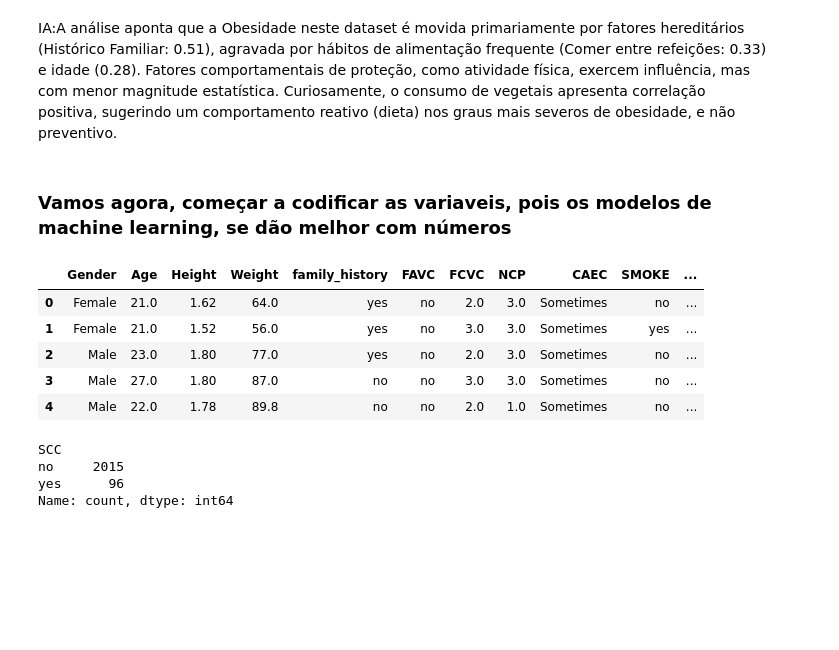
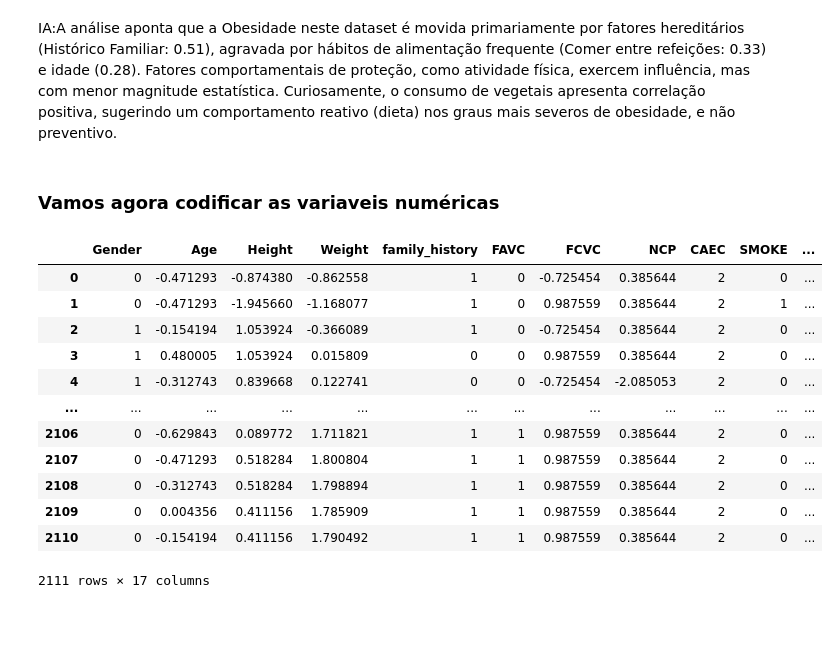
Before and after one commit to Gpiratelo25/TC4-obesity-model, a Jupyter notebook: TratamentoDados-Obesity.ipynb, the cells around one changed output. Saved outputs shown, nothing was run; the diff lists cells and outputs as text; code cells hidden in the pictures; blank space fills up the shorter version.

```diff
--- a/TratamentoDados-Obesity.ipynb
+++ b/TratamentoDados-Obesity.ipynb
@@ -402,42 +402,31 @@ plt.show()
 # %% [markdown]
 IA:A análise aponta que a Obesidade neste dataset é movida primariamente por fatores hereditários (Histórico Familiar: 0.51), agravada por hábitos de alimentação frequente (Comer entre refeições: 0.33) e idade (0.28). Fatores comportamentais de proteção, como atividade física, exercem influência, mas com menor magnitude estatística. Curiosamente, o consumo de vegetais apresenta correlação positiva, sugerindo um comportamento reativo (dieta) nos graus mais severos de obesidade, e não preventivo.
 # %% [markdown]
-### Vamos agora, começar a codificar as variaveis, pois os modelos de machine learning, se dão melhor com números
+### Vamos agora codificar as variaveis numéricas
-# %%
-df.head()
-# %% [output]
-|  | Gender | Age | Height | Weight | family_history | FAVC | FCVC | NCP | CAEC | SMOKE | ... |
-| 0 | Female | 21.0 | 1.62 | 64.0 | yes | no | 2.0 | 3.0 | Sometimes | no | ... |
-| 1 | Female | 21.0 | 1.52 | 56.0 | yes | no | 3.0 | 3.0 | Sometimes | yes | ... |
-| 2 | Male | 23.0 | 1.80 | 77.0 | yes | no | 2.0 | 3.0 | Sometimes | no | ... |
-| 3 | Male | 27.0 | 1.80 | 87.0 | no | no | 3.0 | 3.0 | Sometimes | no | ... |
-| 4 | Male | 22.0 | 1.78 | 89.8 | no | no | 2.0 | 1.0 | Sometimes | no | ... |
-# %%
-df['SCC'].value_counts()
-# %% [output]
-SCC
-no     2015
-yes      96
-Name: count, dtype: int64
+# %%
+df_corr.drop(columns=['Obesity'],inplace=True)
 # %%
 #Separação de variaveis
-variaveis_categoricas=['CAEC','CALC']
-variaveis_nominais_ou_binarias=['SCC','SMOKE','FAVC','family_history','Gender','MTRANS']
 variaveis_numericas=['Age','Height','Weight','FCVC','NCP','CH2O','FAF','TUE']
 
-ordem_frequencias=['no', 'Sometimes','Frequently','Always']
+
+scaler=StandardScaler()
 
 
-preprocessor=ColumnTransformer(
-    transformers=[
-        #numericas
-        ('numericas',StandardScaler(),variaveis_numericas),
-
-        #ordinais
-        ('ordinais',OrdinalEncoder(categories=[ordem_frequencias]),['CALC']),
-
-        #Nominais
-        ('categoricas',OneHotEncoder(drop='first',handle_unknown='ignore'),variaveis_nominais_ou_binarias)
-    ]
-
-)
+df_corr[variaveis_numericas] = scaler.fit_transform(df[variaveis_numericas])
+# %%
+df_corr
+# %% [output]
+|  | Gender | Age | Height | Weight | family_history | FAVC | FCVC | NCP | CAEC | SMOKE | ... |
+| 0 | 0 | -0.471293 | -0.874380 | -0.862558 | 1 | 0 | -0.725454 | 0.385644 | 2 | 0 | ... |
+| 1 | 0 | -0.471293 | -1.945660 | -1.168077 | 1 | 0 | 0.987559 | 0.385644 | 2 | 1 | ... |
+| 2 | 1 | -0.154194 | 1.053924 | -0.366089 | 1 | 0 | -0.725454 | 0.385644 | 2 | 0 | ... |
+| 3 | 1 | 0.480005 | 1.053924 | 0.015809 | 0 | 0 | 0.987559 | 0.385644 | 2 | 0 | ... |
+| 4 | 1 | -0.312743 | 0.839668 | 0.122741 | 0 | 0 | -0.725454 | -2.085053 | 2 | 0 | ... |
+| ... | ... | ... | ... | ... | ... | ... | ... | ... | ... | ... | ... |
+| 2106 | 0 | -0.629843 | 0.089772 | 1.711821 | 1 | 1 | 0.987559 | 0.385644 | 2 | 0 | ... |
+| 2107 | 0 | -0.471293 | 0.518284 | 1.800804 | 1 | 1 | 0.987559 | 0.385644 | 2 | 0 | ... |
+| 2108 | 0 | -0.312743 | 0.518284 | 1.798894 | 1 | 1 | 0.987559 | 0.385644 | 2 | 0 | ... |
+| 2109 | 0 | 0.004356 | 0.411156 | 1.785909 | 1 | 1 | 0.987559 | 0.385644 | 2 | 0 | ... |
+| 2110 | 0 | -0.154194 | 0.411156 | 1.790492 | 1 | 1 | 0.987559 | 0.385644 | 2 | 0 | ... |
+2111 rows × 17 columns
```
Also changed, not shown: parts of 1 cell of this notebook, 1 other file.
